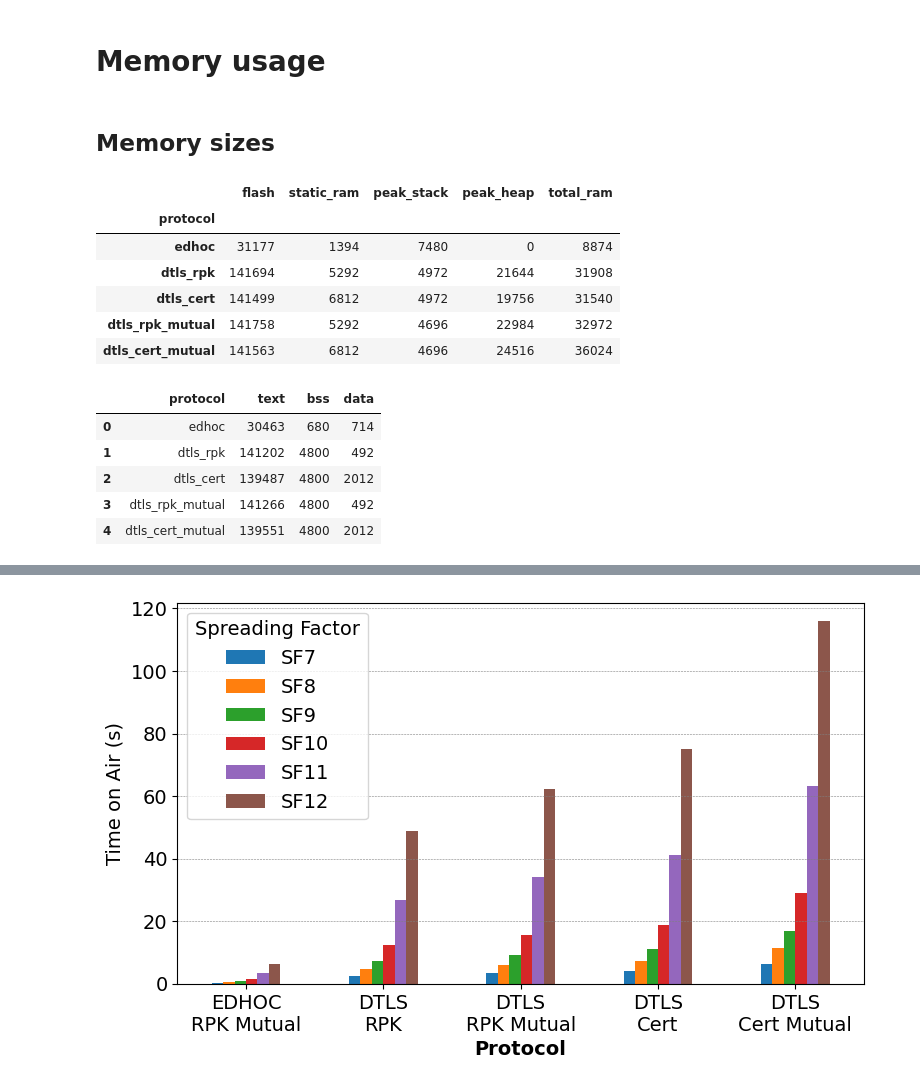
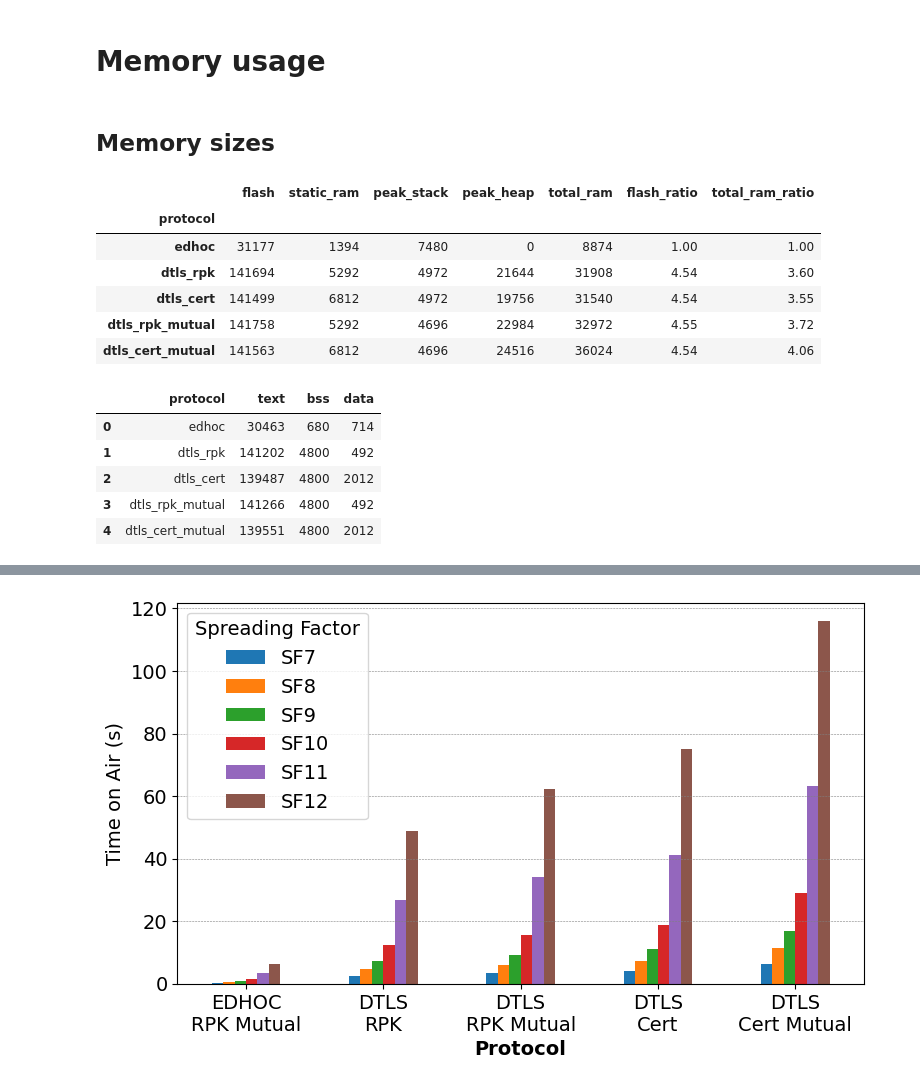
Before and after one commit to geonnave/edhoc-dtls-comparison, a Jupyter notebook: analysis/comparison.ipynb, the cells around one changed output, grey strips where cells are left out. Drawn from its saved outputs; the diff is of its cells as text; code cells hidden in the pictures.

```diff
--- a/analysis/comparison.ipynb
+++ b/analysis/comparison.ipynb
@@ -639,31 +617,33 @@ Chart:
 # %%
 df_static = pd.read_csv("../data/static-memory-2023-09-29_14:46:35.csv")
 df_dynamic = pd.read_csv("../data/memory-2023-09-27_17:22:31.csv")
 df_dynamic = df_dynamic.drop(0).reset_index(drop=True) # drop 'nosec' row
 
 df_sizes = pd.DataFrame({
     "protocol": df_static["protocol"],
     "flash": df_static["text"] + df_static["data"],
     "static_ram": df_static["data"] + df_static["bss"],
     "peak_stack": df_dynamic["stack"],
     "peak_heap": df_dynamic["heap"],
 })
 # add total_ram
 df_sizes["total_ram"] = df_sizes["static_ram"] + df_sizes["peak_stack"] + df_sizes["peak_heap"]
 df_sizes.set_index("protocol", inplace=True)
+df_sizes["flash_ratio"] = round(df_sizes["flash"] / df_sizes.loc["edhoc"]["flash"], 2)
+df_sizes["total_ram_ratio"] = round(df_sizes["total_ram"] / df_sizes.loc["edhoc"]["total_ram"], 2)
 print_markdown("## Memory sizes")
 display(df_sizes)
 display(df_static)
 # display(df_dynamic)
 # %% [output]
 ## Memory sizes
-|  | flash | static_ram | peak_stack | peak_heap | total_ram |
-| protocol |  |  |  |  |  |
-| edhoc | 31177 | 1394 | 7480 | 0 | 8874 |
-| dtls_rpk | 141694 | 5292 | 4972 | 21644 | 31908 |
-| dtls_cert | 141499 | 6812 | 4972 | 19756 | 31540 |
-| dtls_rpk_mutual | 141758 | 5292 | 4696 | 22984 | 32972 |
-| dtls_cert_mutual | 141563 | 6812 | 4696 | 24516 | 36024 |
+|  | flash | static_ram | peak_stack | peak_heap | total_ram | flash_ratio | total_ram_ratio |
+| protocol |  |  |  |  |  |  |  |
+| edhoc | 31177 | 1394 | 7480 | 0 | 8874 | 1.00 | 1.00 |
+| dtls_rpk | 141694 | 5292 | 4972 | 21644 | 31908 | 4.54 | 3.60 |
+| dtls_cert | 141499 | 6812 | 4972 | 19756 | 31540 | 4.54 | 3.55 |
+| dtls_rpk_mutual | 141758 | 5292 | 4696 | 22984 | 32972 | 4.55 | 3.72 |
+| dtls_cert_mutual | 141563 | 6812 | 4696 | 24516 | 36024 | 4.54 | 4.06 |
 |  | protocol | text | bss | data |
 | 0 | edhoc | 30463 | 680 | 714 |
 | 1 | dtls_rpk | 141202 | 4800 | 492 |
```
Also changed, not shown: parts of 5 cells of this notebook.
